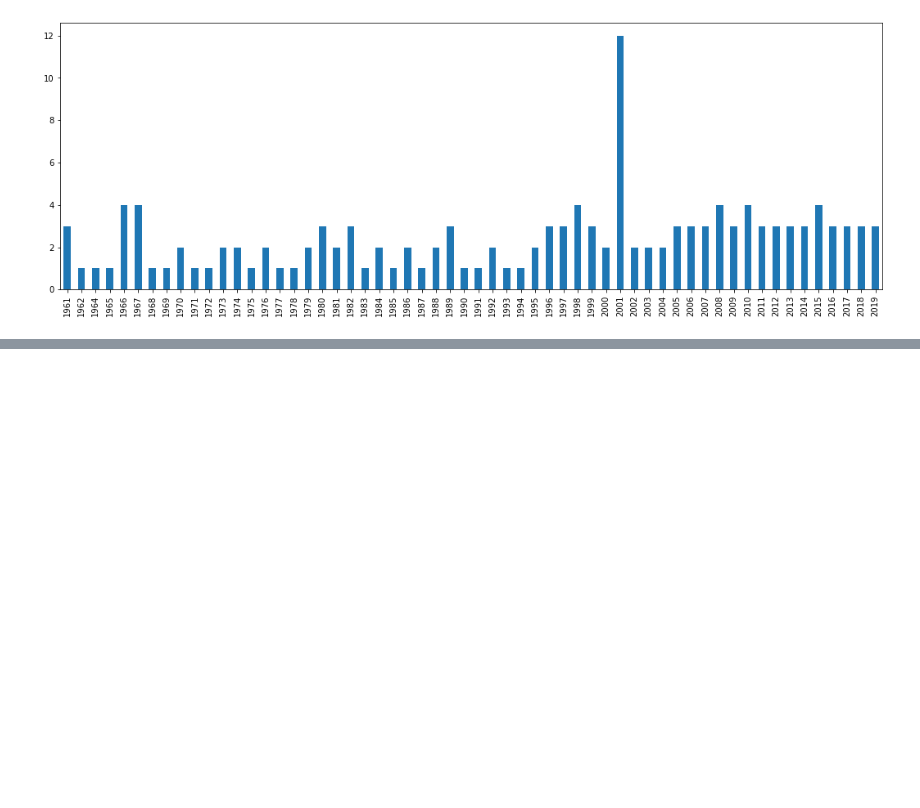
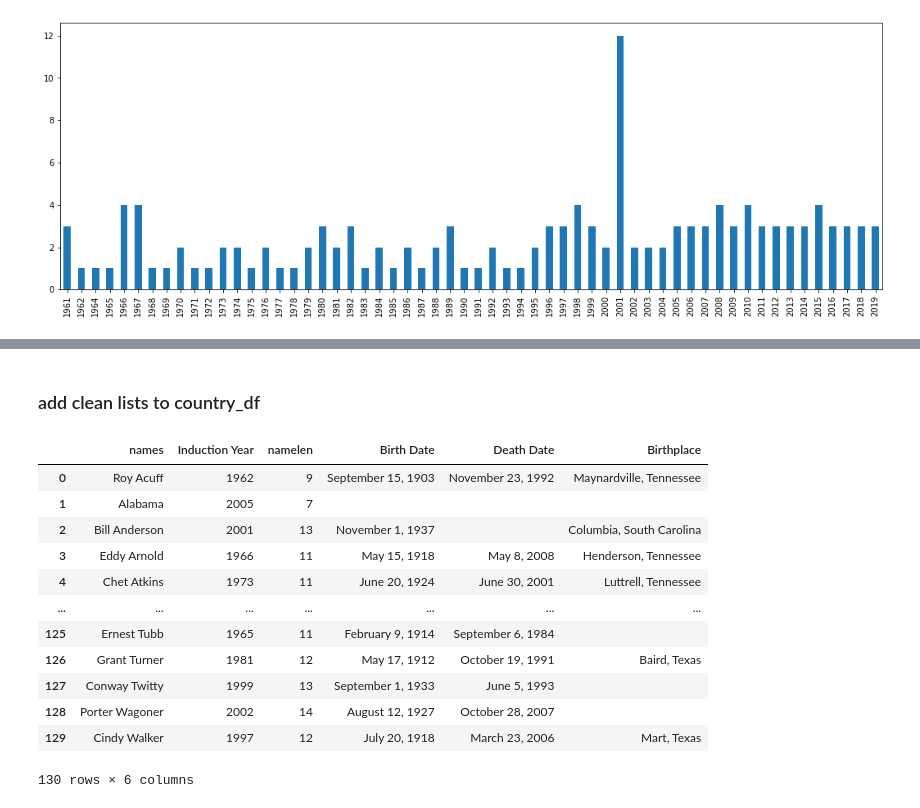
Before and after one commit to derektprice/web_scraping_country_music_hof_python, a Jupyter notebook: derek_country_hof_scrapin.ipynb, the cells around one changed output, grey strips where cells are left out. Saved outputs shown, nothing was run; the diff lists cells and outputs as text; code cells hidden in the pictures; blank space fills up the shorter version.

```diff
--- a/derek_country_hof_scrapin.ipynb
+++ b/derek_country_hof_scrapin.ipynb
@@ -122,0 +216,4 @@ Name: 139, dtype: object
+# %%
+for line in birthlist:
+    cleanline = line[7:]
+    cleanbirth.append(cleanline)
@@ -122,0 +260,4 @@ Name: 139, dtype: object
+# %%
+for line in deathlist:
+    cleanline = line[7:]
+    cleandeath.append(cleanline)
@@ -122,0 +308,4 @@ Name: 139, dtype: object
+# %%
+for line in birthplacelist:
+    cleanline = line[12:]
+    cleanbirthplace.append(cleanline)
@@ -122,0 +332,22 @@ Name: 139, dtype: object
+# %% [markdown]
+### add clean lists to country_df
+# %%
+country_df = country_df.drop("Birth", axis = 1)
+# %%
+country_df["Birth Date"] = cleanbirth
+country_df["Death Date"] = cleandeath
+country_df["Birthplace"] = cleanbirthplace
+# %% [output]
+|  | names | Induction Year | namelen | Birth Date | Death Date | Birthplace |
+| 0 | Roy Acuff | 1962 | 9 | September 15, 1903 | November 23, 1992 | Maynardville, Tennessee |
+| 1 | Alabama | 2005 | 7 |  |  |  |
+| 2 | Bill Anderson | 2001 | 13 | November 1, 1937 |  | Columbia, South Carolina |
+| 3 | Eddy Arnold | 1966 | 11 | May 15, 1918 | May 8, 2008 | Henderson, Tennessee |
+| 4 | Chet Atkins | 1973 | 11 | June 20, 1924 | June 30, 2001 | Luttrell, Tennessee |
+| ... | ... | ... | ... | ... | ... | ... |
+| 125 | Ernest Tubb | 1965 | 11 | February 9, 1914 | September 6, 1984 |  |
+| 126 | Grant Turner | 1981 | 12 | May 17, 1912 | October 19, 1991 | Baird, Texas |
+| 127 | Conway Twitty | 1999 | 13 | September 1, 1933 | June 5, 1993 |  |
+| 128 | Porter Wagoner | 2002 | 14 | August 12, 1927 | October 28, 2007 |  |
+| 129 | Cindy Walker | 1997 | 12 | July 20, 1918 | March 23, 2006 | Mart, Texas |
+130 rows × 6 columns
```
Also changed, not shown: parts of 30 cells of this notebook.
